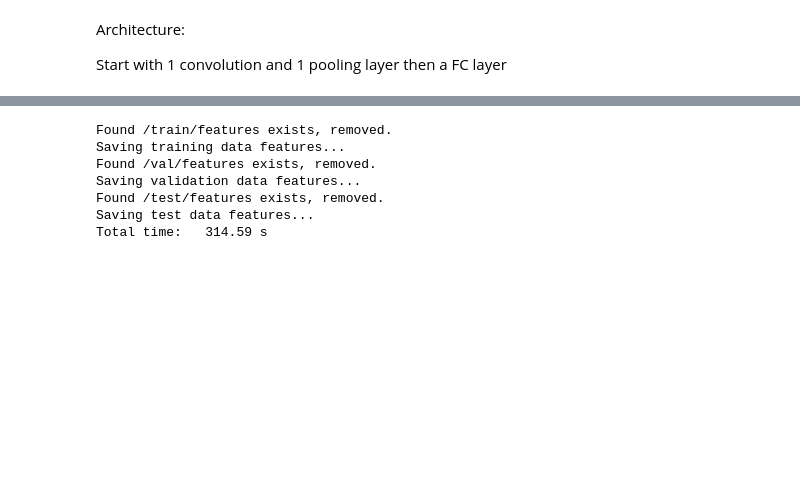
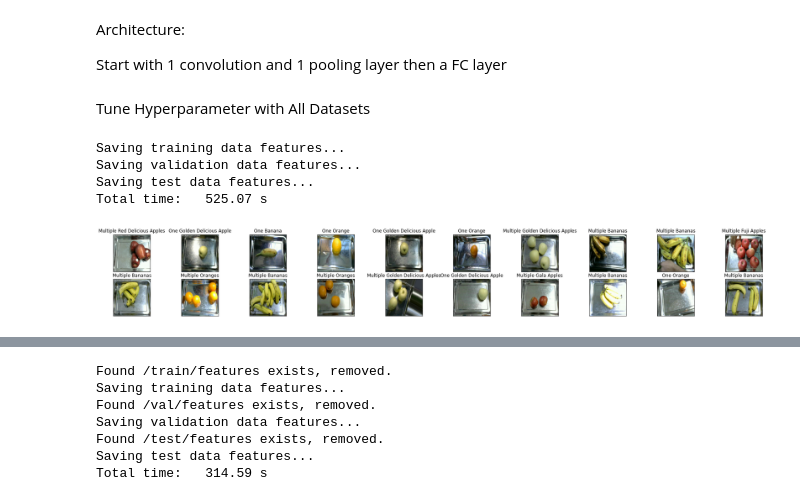
Before and after one commit to SupermarketAutomationAI/PrimaryModel_1, a Jupyter notebook: primary_model_JX.ipynb, the cells around one changed output, grey strips where cells are left out. Saved outputs shown, nothing was run; the diff lists cells and outputs as text; code cells hidden in the pictures; blank space fills up the shorter version.

```diff
--- a/primary_model_JX.ipynb
+++ b/primary_model_JX.ipynb
@@ -447,3 +446,14 @@ def train_AlexNet(model, train_loader, val_loader, num_epochs=1, batch_size=32,
     print("Final Training Accuracy: {}".format(train_acc[-1]))
     print("Final Validation Accuracy: {}".format(val_acc[-1]))
     print ("Total time:  % 6.2f s  Time per Epoch: % 6.2f s " % ( (end_time-start_time), ((end_time-start_time) / num_epochs) ))
+# %% [markdown]
+Tune Hyperparameter with All Datasets
+# %%
+target_classes = classes
+get_alexnet_features(parent_dir, classes, target_classes, verify=True)
+# %% [output]
+Saving training data features...
+Saving validation data features...
+Saving test data features...
+Total time:   525.07 s
+[figure, added]
```
Also changed, not shown: parts of 7 cells of this notebook.
